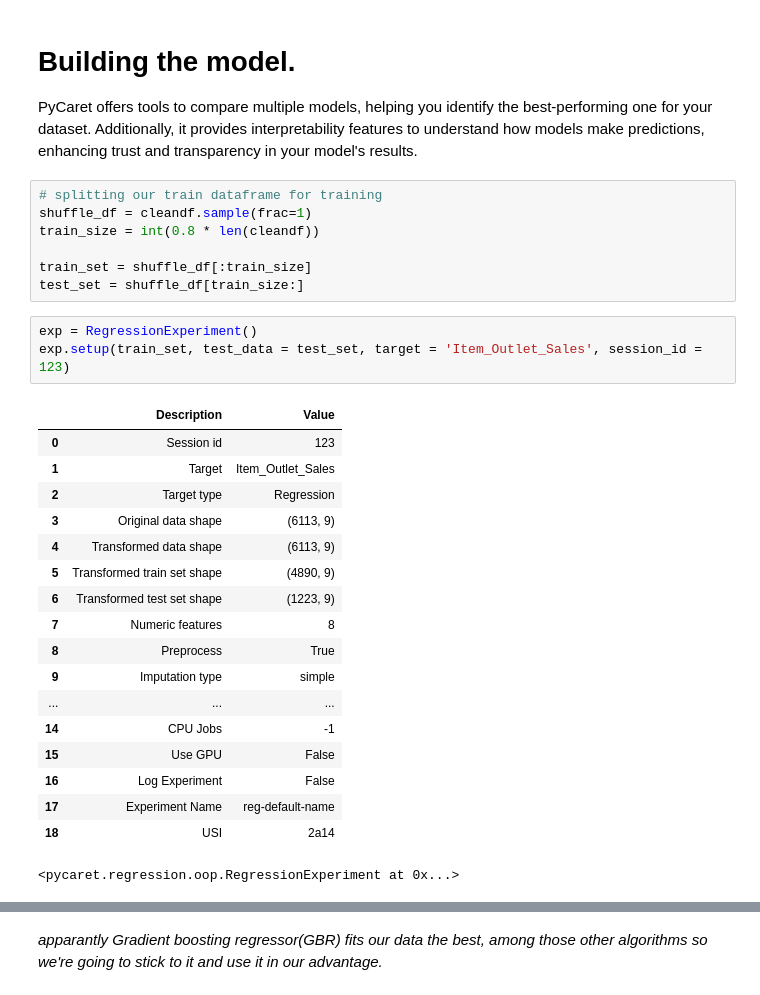
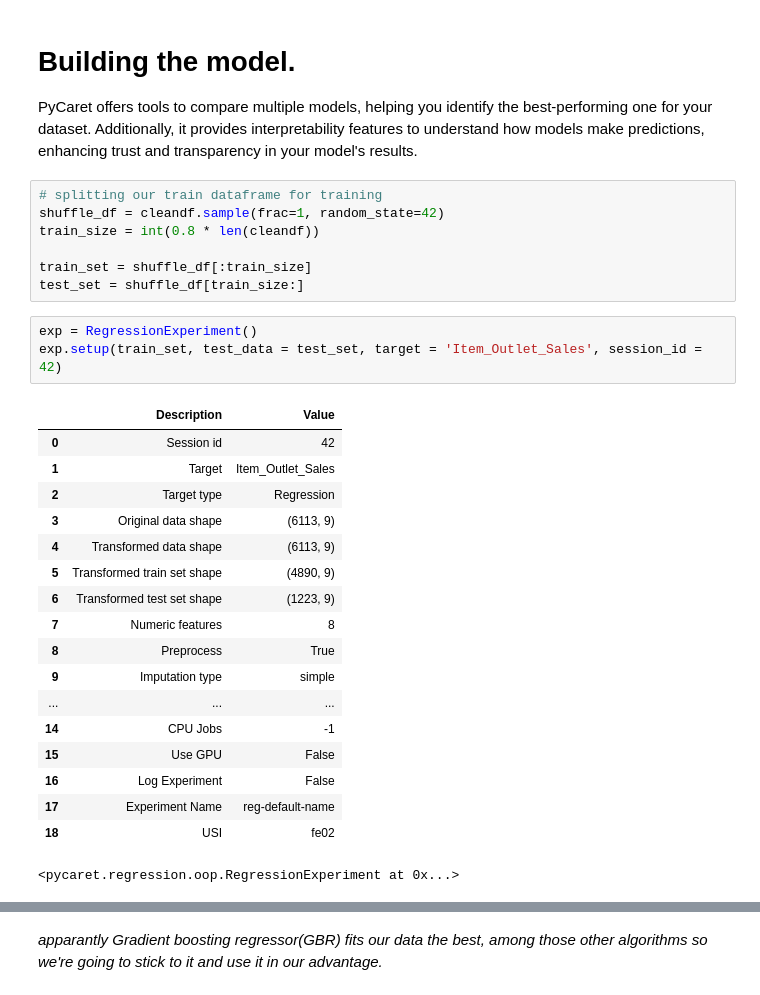
Before and after one commit to BehnamMrad/bigmartsales-predict-Pycaret, a Jupyter notebook: bigmartsales-using-pycaret-gbr.ipynb, the cells around one changed output, grey strips where cells are left out. Saved outputs shown, nothing was run; the diff lists cells and outputs as text.

```diff
--- a/bigmartsales-using-pycaret-gbr.ipynb
+++ b/bigmartsales-using-pycaret-gbr.ipynb
@@ -169,17 +172,17 @@ new shape (6113, 9)
 PyCaret offers tools to compare multiple models, helping you identify the best-performing one for your dataset. Additionally, it provides interpretability features to understand how models make predictions, enhancing trust and transparency in your model's results.
 # %%
 # splitting our train dataframe for training
-shuffle_df = cleandf.sample(frac=1)
+shuffle_df = cleandf.sample(frac=1, random_state=42)
 train_size = int(0.8 * len(cleandf))
 
 train_set = shuffle_df[:train_size]
 test_set = shuffle_df[train_size:]
 # %%
 exp = RegressionExperiment()
-exp.setup(train_set, test_data = test_set, target = 'Item_Outlet_Sales', session_id = 123)
+exp.setup(train_set, test_data = test_set, target = 'Item_Outlet_Sales', session_id = 42)
 # %% [output]
 |  | Description | Value |
-| 0 | Session id | 123 |
+| 0 | Session id | 42 |
 | 1 | Target | Item_Outlet_Sales |
 | 2 | Target type | Regression |
 | 3 | Original data shape | (6113, 9) |
@@ -194,7 +197,7 @@ exp.setup(train_set, test_data = test_set, target = 'Item_Outlet_Sales', session
 | 15 | Use GPU | False |
 | 16 | Log Experiment | False |
 | 17 | Experiment Name | reg-default-name |
-| 18 | USI | 2a14 |
+| 18 | USI | fe02 |
 <pycaret.regression.oop.RegressionExperiment at 0x...>
 # %%
 exp.compare_models(fold = 5)
```
Also changed, not shown: parts of 10 cells of this notebook.
